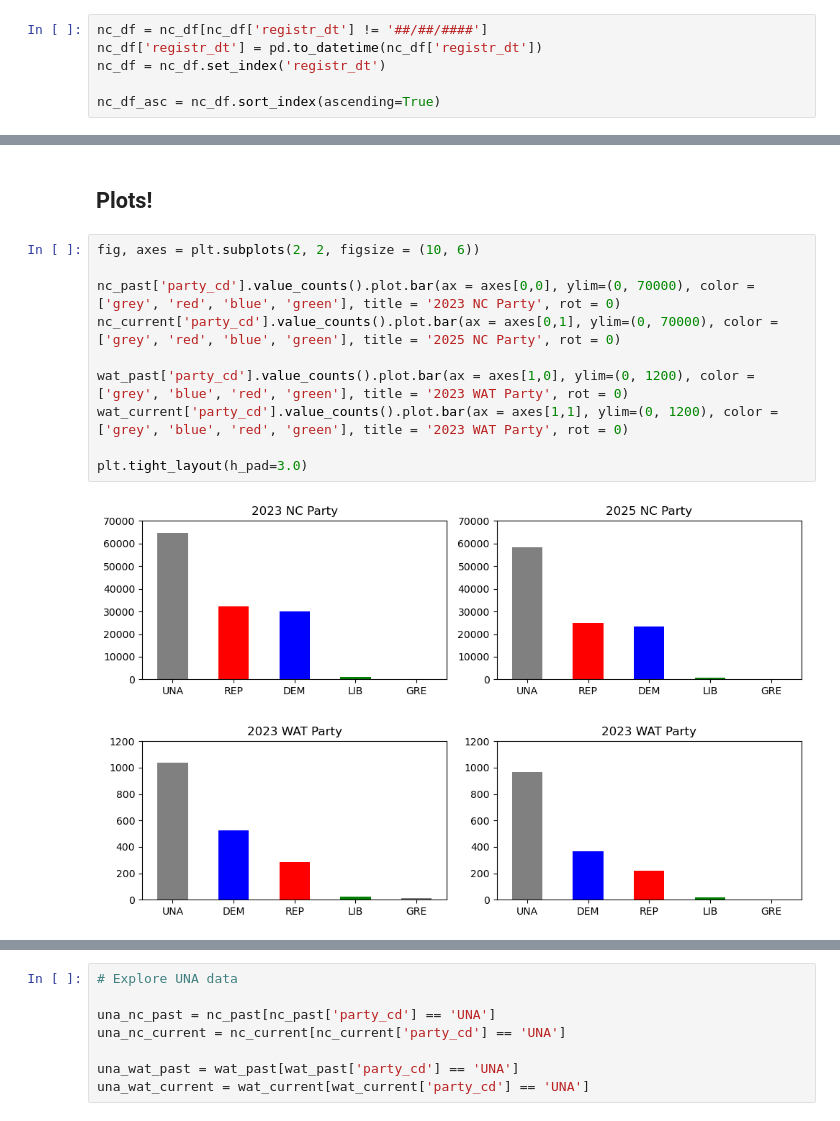
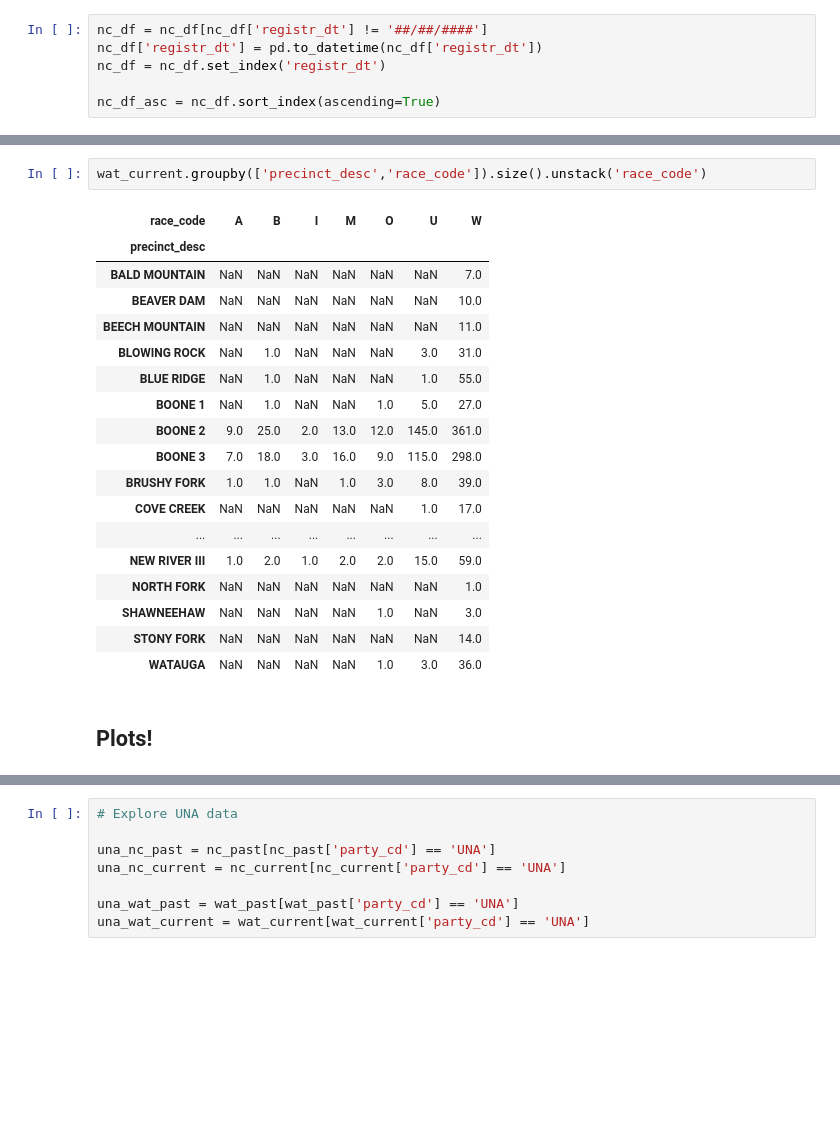
Before and after one commit to vandyy123/Election-Analysis, a Jupyter notebook: Election Results.ipynb, the cells around one changed output, grey strips where cells are left out. Cells and saved outputs as stored; diff of their text form; blank space fills up the shorter version.

```diff
--- a/Election Results.ipynb
+++ b/Election Results.ipynb
@@ -98,14 +135,23 @@ The 2023 NC election had a new registration count of 128182, while the 2025 elec
+# %%
+wat_current.groupby(['precinct_desc','race_code']).size().unstack('race_code')
+# %% [output]
+| race_code | A | B | I | M | O | U | W |
+| precinct_desc |  |  |  |  |  |  |  |
+| BALD MOUNTAIN | NaN | NaN | NaN | NaN | NaN | NaN | 7.0 |
+| BEAVER DAM | NaN | NaN | NaN | NaN | NaN | NaN | 10.0 |
+| BEECH MOUNTAIN | NaN | NaN | NaN | NaN | NaN | NaN | 11.0 |
+| BLOWING ROCK | NaN | 1.0 | NaN | NaN | NaN | 3.0 | 31.0 |
+| BLUE RIDGE | NaN | 1.0 | NaN | NaN | NaN | 1.0 | 55.0 |
+| BOONE 1 | NaN | 1.0 | NaN | NaN | 1.0 | 5.0 | 27.0 |
+| BOONE 2 | 9.0 | 25.0 | 2.0 | 13.0 | 12.0 | 145.0 | 361.0 |
+| BOONE 3 | 7.0 | 18.0 | 3.0 | 16.0 | 9.0 | 115.0 | 298.0 |
+| BRUSHY FORK | 1.0 | 1.0 | NaN | 1.0 | 3.0 | 8.0 | 39.0 |
+| COVE CREEK | NaN | NaN | NaN | NaN | NaN | 1.0 | 17.0 |
+| ... | ... | ... | ... | ... | ... | ... | ... |
+| NEW RIVER III | 1.0 | 2.0 | 1.0 | 2.0 | 2.0 | 15.0 | 59.0 |
+| NORTH FORK | NaN | NaN | NaN | NaN | NaN | NaN | 1.0 |
+| SHAWNEEHAW | NaN | NaN | NaN | NaN | 1.0 | NaN | 3.0 |
+| STONY FORK | NaN | NaN | NaN | NaN | NaN | NaN | 14.0 |
+| WATAUGA | NaN | NaN | NaN | NaN | 1.0 | 3.0 | 36.0 |
 # %% [markdown]
 ## Plots!
-# %%
-fig, axes = plt.subplots(2, 2, figsize = (10, 6))
-
-nc_past['party_cd'].value_counts().plot.bar(ax = axes[0,0], ylim=(0, 70000), color = ['grey', 'red', 'blue', 'green'], title = '2023 NC Party', rot = 0)
-nc_current['party_cd'].value_counts().plot.bar(ax = axes[0,1], ylim=(0, 70000), color = ['grey', 'red', 'blue', 'green'], title = '2025 NC Party', rot = 0)
-
-wat_past['party_cd'].value_counts().plot.bar(ax = axes[1,0], ylim=(0, 1200), color = ['grey', 'blue', 'red', 'green'], title = '2023 WAT Party', rot = 0)
-wat_current['party_cd'].value_counts().plot.bar(ax = axes[1,1], ylim=(0, 1200), color = ['grey', 'blue', 'red', 'green'], title = '2023 WAT Party', rot = 0)
-
-plt.tight_layout(h_pad=3.0)
-# %% [output]
-[figure, removed]
```
Also changed, not shown: parts of 26 cells of this notebook.
